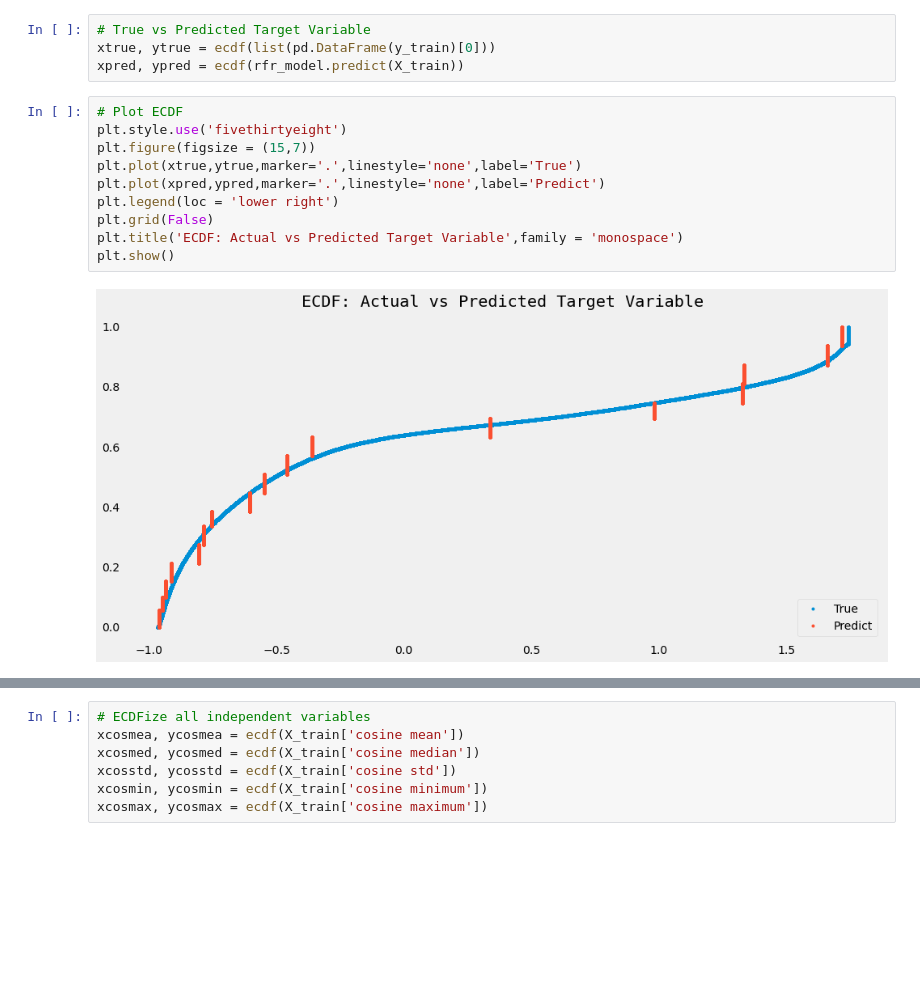
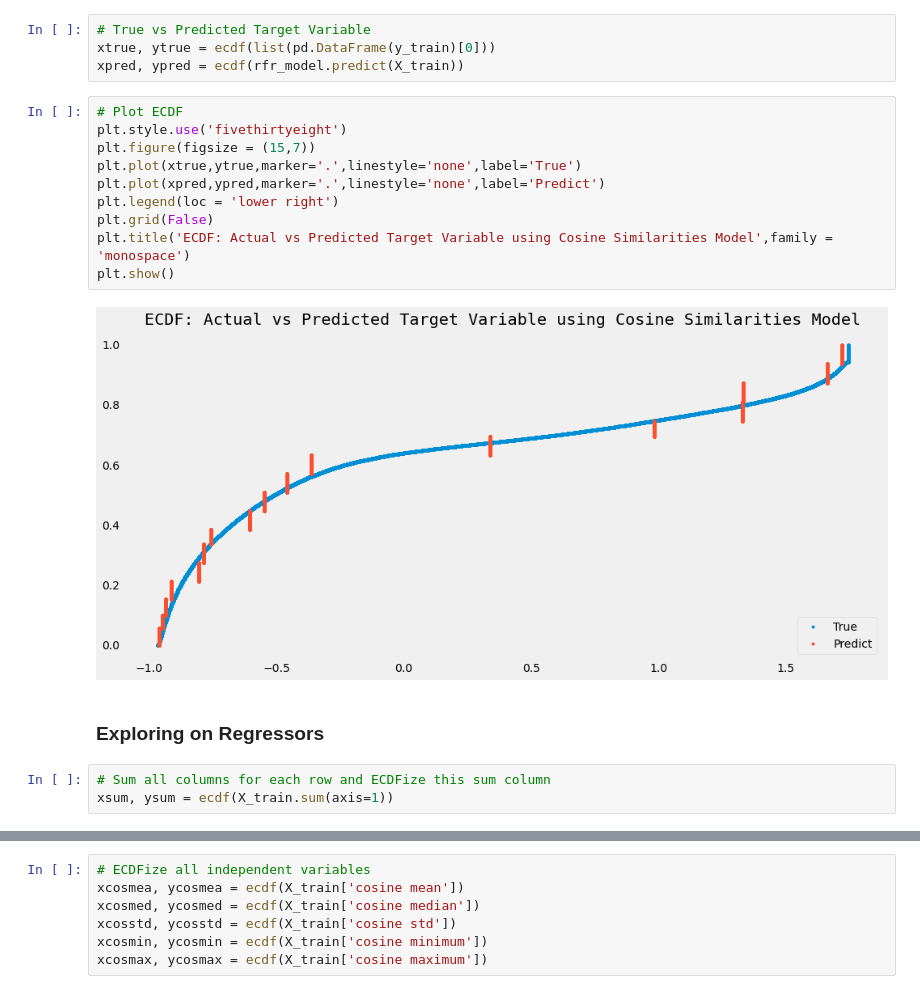
Before and after one commit to jonahwinninghoff/Causal-Analysis-Nursing-Home, a Jupyter notebook: Modeling/Investigating Model.ipynb, the cells around one changed output, grey strips where cells are left out. Saved outputs shown, nothing was run; the diff lists cells and outputs as text; blank space fills up the shorter version.

```diff
--- a/Modeling/Investigating Model.ipynb
+++ b/Modeling/Investigating Model.ipynb
@@ -124,12 +143,17 @@ xpred, ypred = ecdf(rfr_model.predict(X_train))
 # %%
 # Plot ECDF
 plt.style.use('fivethirtyeight')
 plt.figure(figsize = (15,7))
 plt.plot(xtrue,ytrue,marker='.',linestyle='none',label='True')
 plt.plot(xpred,ypred,marker='.',linestyle='none',label='Predict')
 plt.legend(loc = 'lower right')
 plt.grid(False)
-plt.title('ECDF: Actual vs Predicted Target Variable',family = 'monospace')
+plt.title('ECDF: Actual vs Predicted Target Variable using Cosine Similarities Model',family = 'monospace')
 plt.show()
 # %% [output]
-[figure, old version]
+[figure, new version]
+# %% [markdown]
+### Exploring on Regressors <a id='exp'></a>
+# %%
+# Sum all columns for each row and ECDFize this sum column
+xsum, ysum = ecdf(X_train.sum(axis=1))
```
Also changed, not shown: parts of 44 cells of this notebook.
